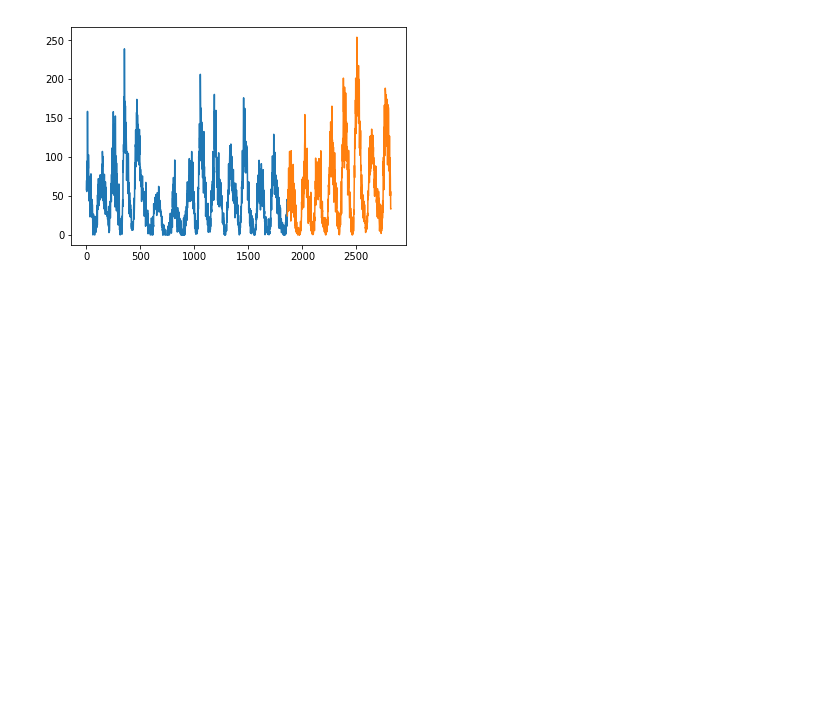
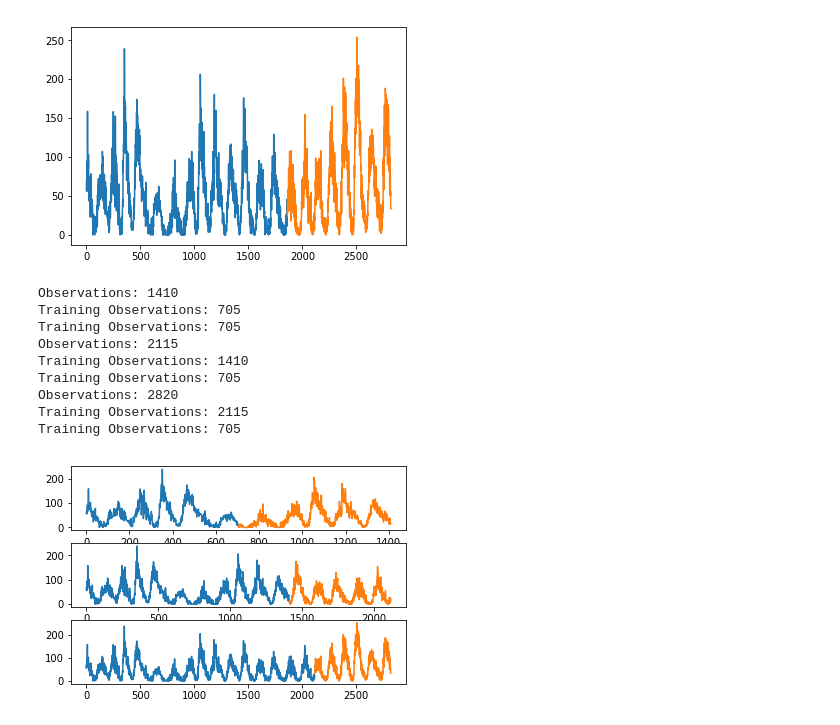
Before and after one commit to daver787/codeup_exercises, a Jupyter notebook: time_series/Sunspot Time Series Example.ipynb, the cells around one changed output. Cells and saved outputs as stored; diff of their text form; code cells hidden in the pictures; blank space fills up the shorter version.

```diff
--- a/time_series/Sunspot Time Series Example.ipynb
+++ b/time_series/Sunspot Time Series Example.ipynb
@@ -31,3 +36,30 @@ Observations: 2820
 Training Observations: 1861
 Test Observations: 959
 [figure]
+# %%
+#Splitting TIme Series using scikit-learn
+splits=TimeSeriesSplit(n_splits=3)
+pyplot.figure(1)
+index=1
+for train_index,test_index in splits.split(X):
+    train=X[train_index]
+    test=X[test_index]
+    print('Observations: %d' %(len(train)+len(test)))
+    print('Training Observations: %d' %(len(train)))
+    print('Training Observations: %d' %(len(test)))
+    pyplot.subplot(310+index)
+    pyplot.plot(train)
+    pyplot.plot([None for i in train]+[x for x in test])
+    index +=1
+pyplot.show()
+# %% [output]
+Observations: 1410
+Training Observations: 705
+Training Observations: 705
+Observations: 2115
+Training Observations: 1410
+Training Observations: 705
+Observations: 2820
+Training Observations: 2115
+Training Observations: 705
+[figure, added]
```
Also changed, not shown: parts of 4 cells of this notebook, 5 other files.
